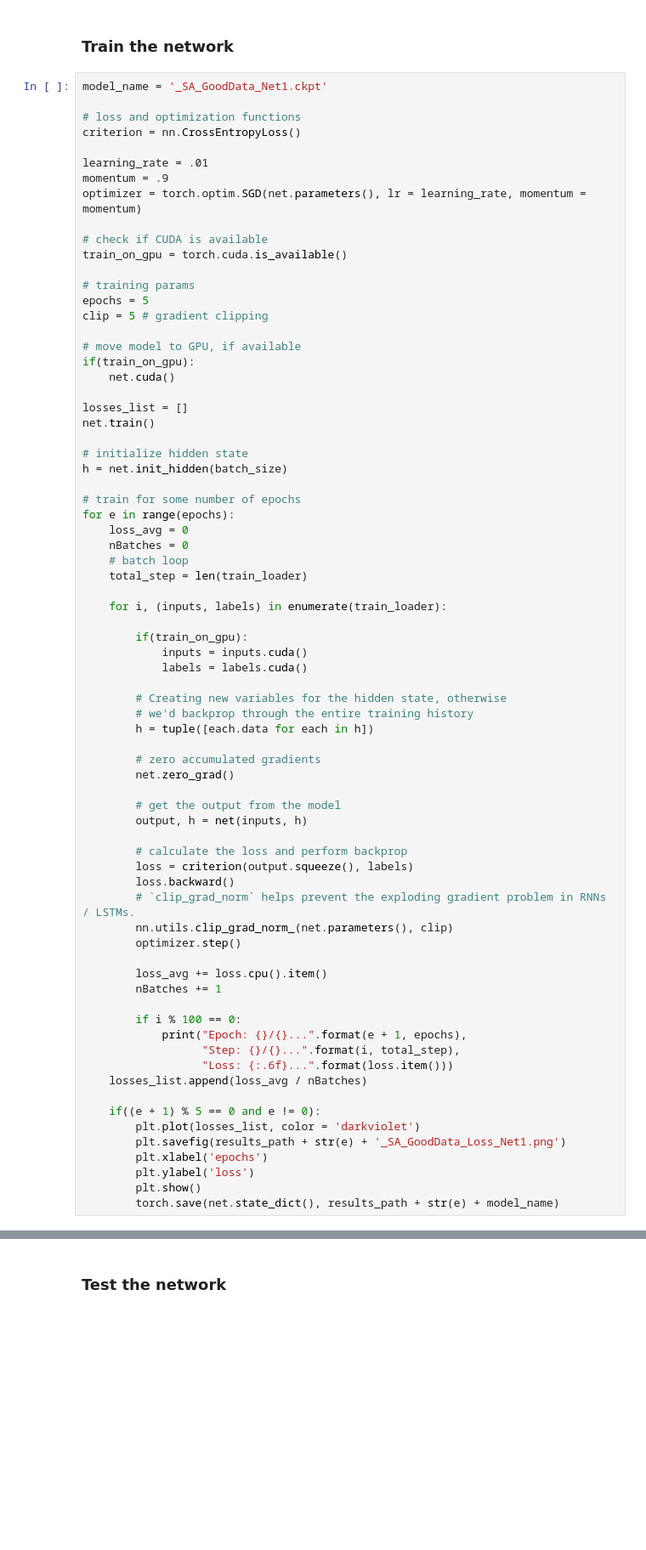
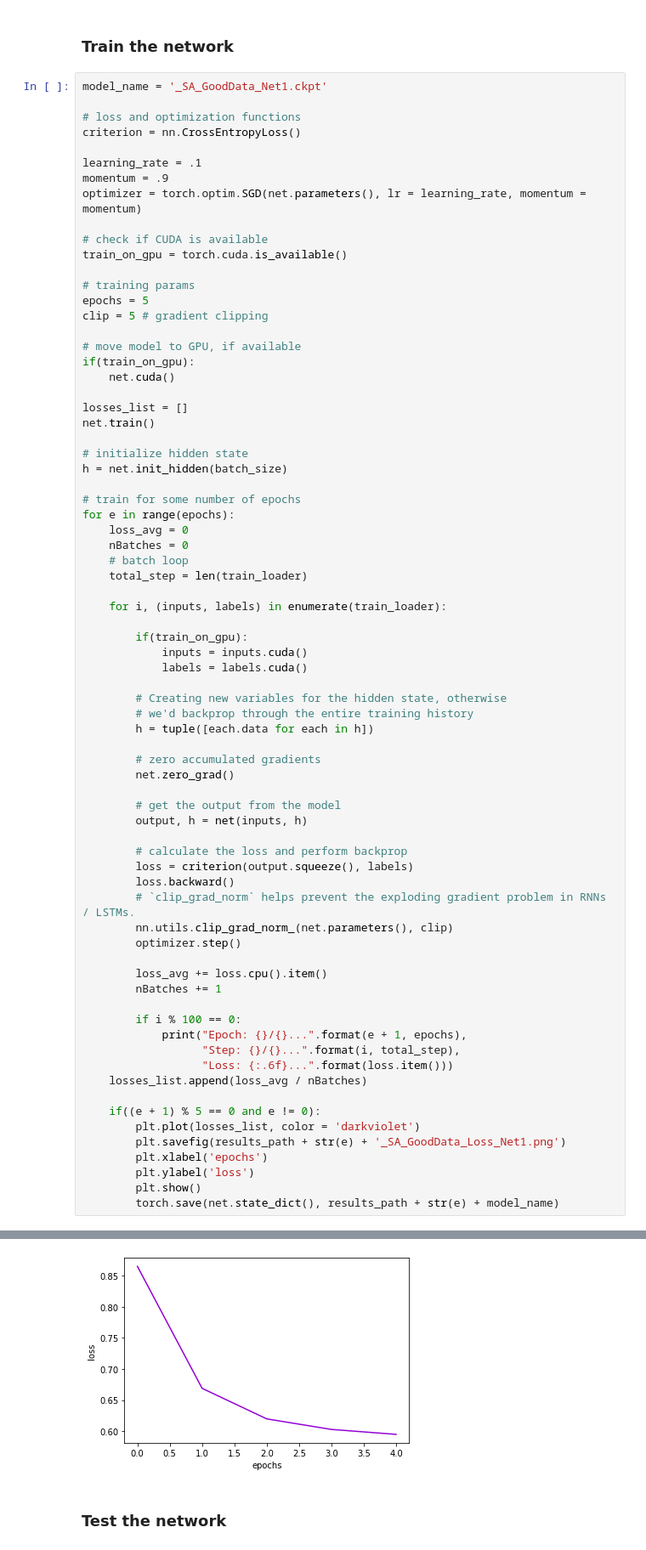
Before and after one commit to ingridperez03/DL2020-FinalProject, a Jupyter notebook: Architectures/Sentiment Analysis.ipynb, the cells around one changed output, grey strips where cells are left out. Shown at 85% size. Cells and saved outputs as stored; diff of their text form; blank space fills up the shorter version.

```diff
--- a/Architectures/Sentiment Analysis.ipynb
+++ b/Architectures/Sentiment Analysis.ipynb
@@ -296,7 +301,7 @@ model_name = '_SA_GoodData_Net1.ckpt'
 # loss and optimization functions
 criterion = nn.CrossEntropyLoss()
 
-learning_rate = .01
+learning_rate = .1
 momentum = .9
 optimizer = torch.optim.SGD(net.parameters(), lr = learning_rate, momentum = momentum)
 
@@ -369,3 +389,4 @@ RuntimeError: ignored
+[figure, added]
 # %% [markdown]
 ### Test the network
 # %%
```
Also changed, not shown: parts of 10 cells of this notebook, 3 other files.
